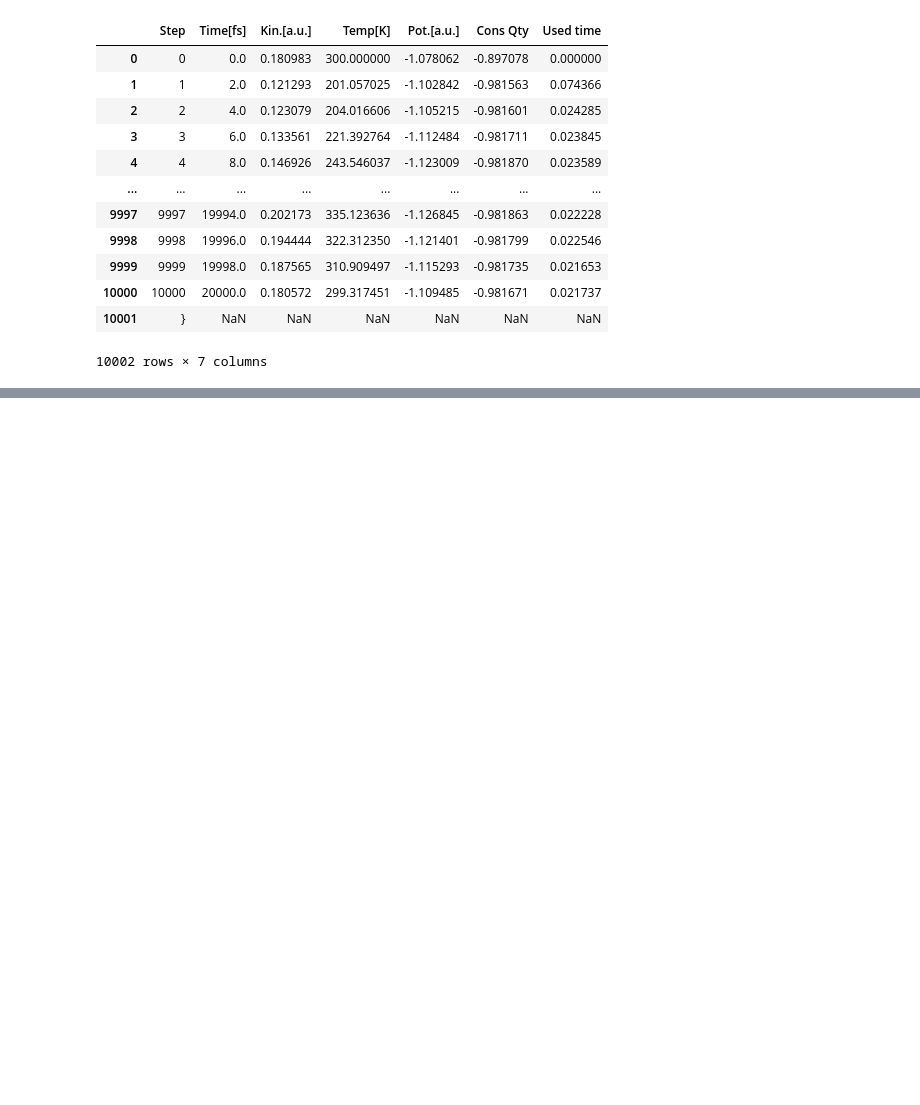
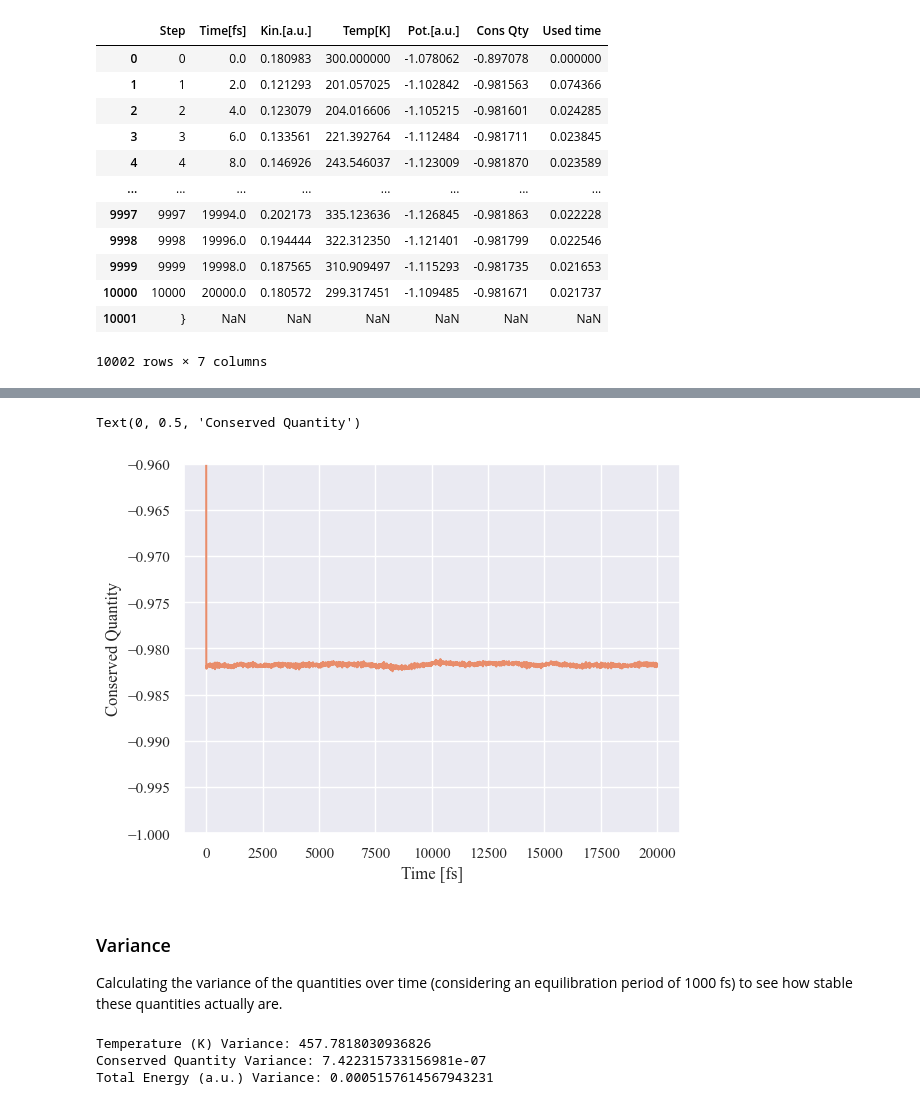
Before and after one commit to pmbraga/atomistic_models, a Jupyter notebook: practical_two/force_fields_data_analysis/data_analysis.ipynb, the cells around one changed output, grey strips where cells are left out. Cells and saved outputs as stored; diff of their text form; code cells hidden in the pictures; blank space fills up the shorter version.

```diff
--- a/practical_two/force_fields_data_analysis/data_analysis.ipynb
+++ b/practical_two/force_fields_data_analysis/data_analysis.ipynb
@@ -25,0 +49,14 @@ df
+# %%
+## Conserved quantity
+
+plt.plot(df['Time[fs]'], df['Cons Qty'])
+plt.ylim(-1, -0.96)
+plt.xlabel('Time [fs]')
+plt.ylabel('Conserved Quantity')
+# %% [output]
+Text(0, 0.5, 'Conserved Quantity')
+[figure, added]
+# %% [markdown]
+### Variance
+
+Calculating the variance of the quantities over time (considering an equilibration period of 1000 fs) to see how stable these quantities actually are.
@@ -25,0 +69,8 @@ df
+# %%
+print(f'Temperature (K) Variance: {temp_var}')
+print(f'Conserved Quantity Variance: {cq_var}')
+print(f'Total Energy (a.u.) Variance: {totalE_var}')
+# %% [output]
+Temperature (K) Variance: 457.7818030936826
+Conserved Quantity Variance: 7.422315733156981e-07
+Total Energy (a.u.) Variance: 0.0005157614567943231
```
Also changed, not shown: parts of 6 cells of this notebook.
